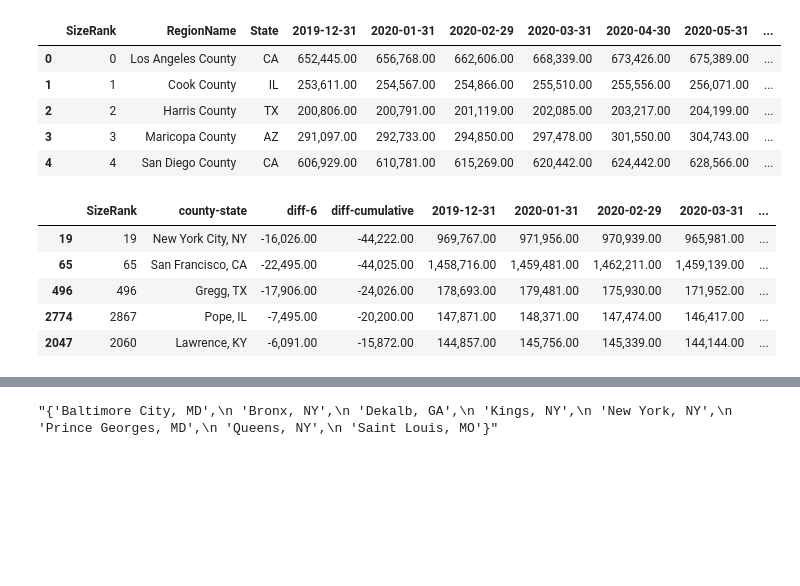
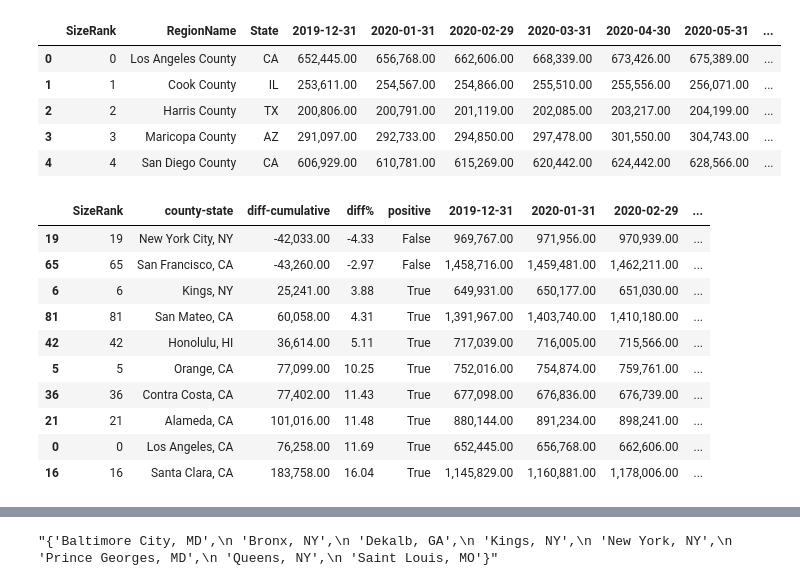
Before and after one commit to tonyn513/home_prices_vs_covid, a Jupyter notebook: capstone1/capstone1.ipynb, the cells around one changed output, grey strips where cells are left out. Cells and saved outputs as stored; diff of their text form; code cells hidden in the pictures; blank space fills up the shorter version.

```diff
--- a/capstone1/capstone1.ipynb
+++ b/capstone1/capstone1.ipynb
@@ -41,8 +42,10 @@ cov_df.drop(['state','county','code'], axis=1, inplace=True)
 zillow_df['county-state'] = zillow_df['RegionName'] + ", " + zillow_df['State']
 # %%
 #Zillow change in typical value for 6 months and cumulative months.
-zillow_df['diff-6'] = zillow_df['2020-07-31'] - zillow_df['2020-01-31']
-zillow_df['diff-cumulative'] = zillow_df['2021-02-28'] - zillow_df['2020-01-31']
+
+zillow_df['diff-cumulative'] = zillow_df['2021-02-28'] - zillow_df['2019-12-31']
+zillow_df['diff%'] = (zillow_df['2021-02-28'] - zillow_df['2019-12-31']) / zillow_df['2019-12-31'] * 100
+zillow_df['positive'] = zillow_df['diff%'] > 0
 zillow_df['county-state'] = zillow_df['county-state'].str.replace(' County','')
 zillow_df.head()
 # %% [output]
@@ -54,16 +57,23 @@ zillow_df.head()
 | 4 | 4 | San Diego County | CA | 606,929.00 | 610,781.00 | 615,269.00 | 620,442.00 | 624,442.00 | 628,566.00 | ... |
 # %%
 #rearrange Zillow DF columns
-new_cols = ['SizeRank','county-state','diff-6','diff-cumulative']
+new_cols = ['SizeRank','county-state','diff-cumulative','diff%','positive']
 new_cols.extend(list_dates)
 
 zillow_df = zillow_df[new_cols]
 zillow_df['county-state'].replace('New York, NY','New York City, NY',inplace=True)
-zillow_df.sort_values('diff-cumulative').head()
+top_10 = zillow_df[zillow_df['SizeRank']<101].sort_values('2019-12-31',ascending=False).head(10)
+top_10.sort_values('diff%',inplace=True)
+top_10
 # %% [output]
-|  | SizeRank | county-state | diff-6 | diff-cumulative | 2019-12-31 | 2020-01-31 | 2020-02-29 | 2020-03-31 | ... |
-| 19 | 19 | New York City, NY | -16,026.00 | -44,222.00 | 969,767.00 | 971,956.00 | 970,939.00 | 965,981.00 | ... |
-| 65 | 65 | San Francisco, CA | -22,495.00 | -44,025.00 | 1,458,716.00 | 1,459,481.00 | 1,462,211.00 | 1,459,139.00 | ... |
-| 496 | 496 | Gregg, TX | -17,906.00 | -24,026.00 | 178,693.00 | 179,481.00 | 175,930.00 | 171,952.00 | ... |
-| 2774 | 2867 | Pope, IL | -7,495.00 | -20,200.00 | 147,871.00 | 148,371.00 | 147,474.00 | 146,417.00 | ... |
-| 2047 | 2060 | Lawrence, KY | -6,091.00 | -15,872.00 | 144,857.00 | 145,756.00 | 145,339.00 | 144,144.00 | ... |
+|  | SizeRank | county-state | diff-cumulative | diff% | positive | 2019-12-31 | 2020-01-31 | 2020-02-29 | ... |
+| 19 | 19 | New York City, NY | -42,033.00 | -4.33 | False | 969,767.00 | 971,956.00 | 970,939.00 | ... |
+| 65 | 65 | San Francisco, CA | -43,260.00 | -2.97 | False | 1,458,716.00 | 1,459,481.00 | 1,462,211.00 | ... |
+| 6 | 6 | Kings, NY | 25,241.00 | 3.88 | True | 649,931.00 | 650,177.00 | 651,030.00 | ... |
+| 81 | 81 | San Mateo, CA | 60,058.00 | 4.31 | True | 1,391,967.00 | 1,403,740.00 | 1,410,180.00 | ... |
+| 42 | 42 | Honolulu, HI | 36,614.00 | 5.11 | True | 717,039.00 | 716,005.00 | 715,566.00 | ... |
+| 5 | 5 | Orange, CA | 77,099.00 | 10.25 | True | 752,016.00 | 754,874.00 | 759,761.00 | ... |
+| 36 | 36 | Contra Costa, CA | 77,402.00 | 11.43 | True | 677,098.00 | 676,836.00 | 676,739.00 | ... |
+| 21 | 21 | Alameda, CA | 101,016.00 | 11.48 | True | 880,144.00 | 891,234.00 | 898,241.00 | ... |
+| 0 | 0 | Los Angeles, CA | 76,258.00 | 11.69 | True | 652,445.00 | 656,768.00 | 662,606.00 | ... |
+| 16 | 16 | Santa Clara, CA | 183,758.00 | 16.04 | True | 1,145,829.00 | 1,160,881.00 | 1,178,006.00 | ... |
```
Also changed, not shown: parts of 8 cells of this notebook, 5 other files.
